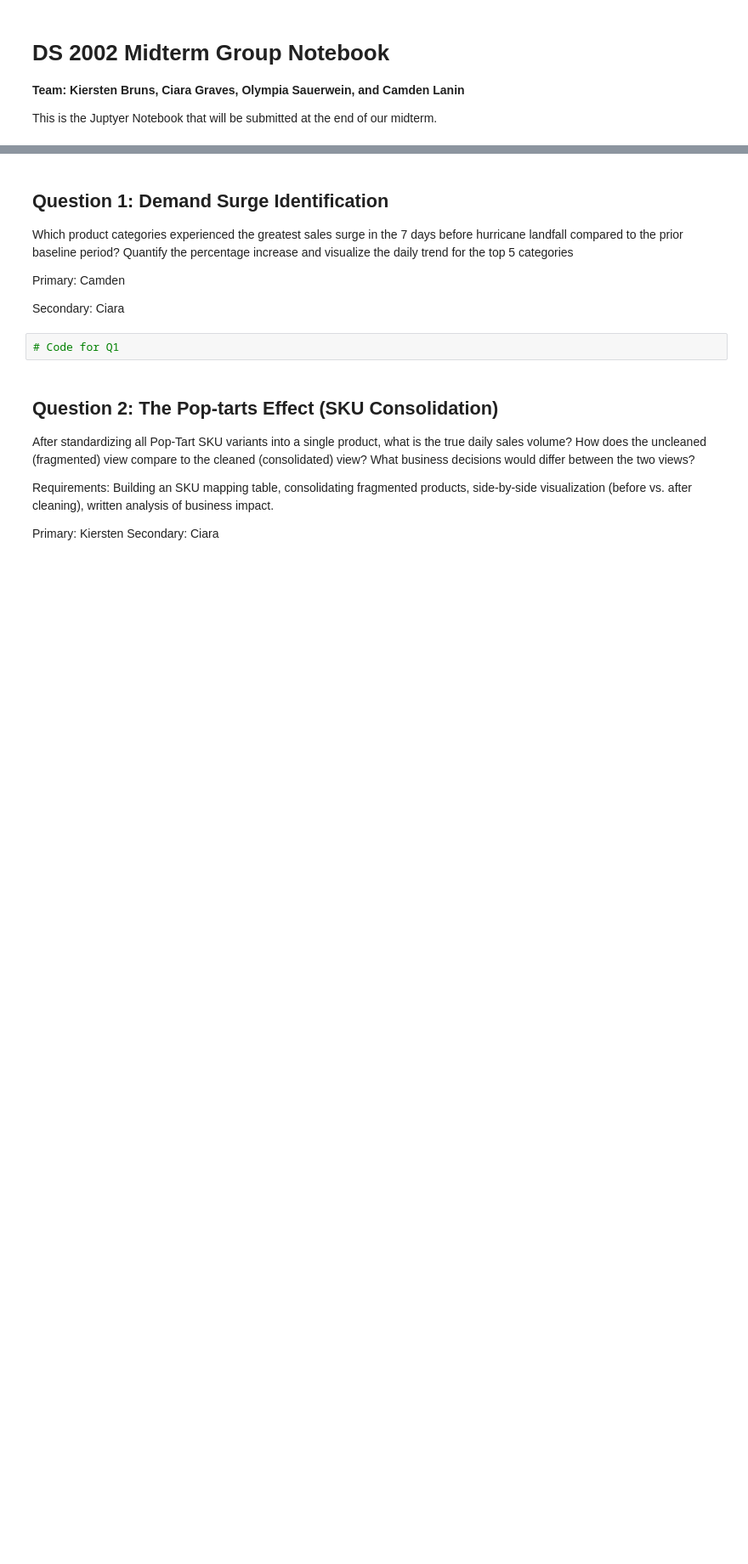
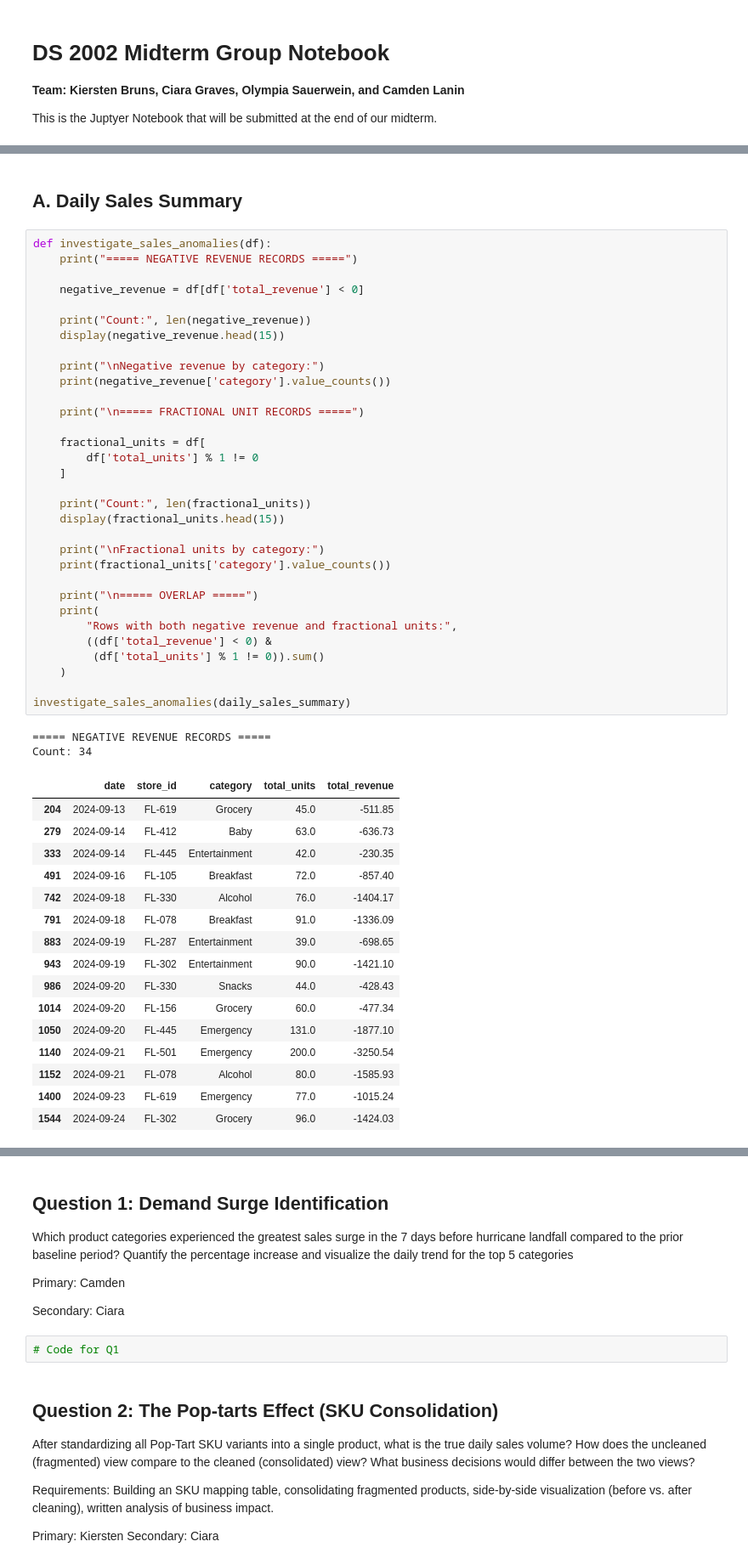
Before and after one commit to ciara-graves/walmart-hurricane-project, a Jupyter notebook: notebooks/DS2002_MidtermTeam_notebook.ipynb, the cells around one changed output, grey strips where cells are left out. Shown at 85% size. Saved outputs shown, nothing was run; the diff lists cells and outputs as text; blank space fills up the shorter version.

```diff
--- a/notebooks/DS2002_MidtermTeam_notebook.ipynb
+++ b/notebooks/DS2002_MidtermTeam_notebook.ipynb
@@ -6,0 +1377,53 @@ This is the Juptyer Notebook that will be submitted at the end of our midterm.
+# %% [markdown]
+## A. Daily Sales Summary
+# %%
+def investigate_sales_anomalies(df):
+    print("===== NEGATIVE REVENUE RECORDS =====")
+
+    negative_revenue = df[df['total_revenue'] < 0]
+
+    print("Count:", len(negative_revenue))
+    display(negative_revenue.head(15))
+
+    print("\nNegative revenue by category:")
+    print(negative_revenue['category'].value_counts())
+
+    print("\n===== FRACTIONAL UNIT RECORDS =====")
+
+    fractional_units = df[
+        df['total_units'] % 1 != 0
+    ]
+
+    print("Count:", len(fractional_units))
+    display(fractional_units.head(15))
+
+    print("\nFractional units by category:")
+    print(fractional_units['category'].value_counts())
+
+    print("\n===== OVERLAP =====")
+    print(
+        "Rows with both negative revenue and fractional units:",
+        ((df['total_revenue'] < 0) &
+         (df['total_units'] % 1 != 0)).sum()
+    )
+
+investigate_sales_anomalies(daily_sales_summary)
+# %% [output]
+===== NEGATIVE REVENUE RECORDS =====
+Count: 34
+|  | date | store_id | category | total_units | total_revenue |
+| 204 | 2024-09-13 | FL-619 | Grocery | 45.0 | -511.85 |
+| 279 | 2024-09-14 | FL-412 | Baby | 63.0 | -636.73 |
+| 333 | 2024-09-14 | FL-445 | Entertainment | 42.0 | -230.35 |
+| 491 | 2024-09-16 | FL-105 | Breakfast | 72.0 | -857.40 |
+| 742 | 2024-09-18 | FL-330 | Alcohol | 76.0 | -1404.17 |
+| 791 | 2024-09-18 | FL-078 | Breakfast | 91.0 | -1336.09 |
+| 883 | 2024-09-19 | FL-287 | Entertainment | 39.0 | -698.65 |
+| 943 | 2024-09-19 | FL-302 | Entertainment | 90.0 | -1421.10 |
+| 986 | 2024-09-20 | FL-330 | Snacks | 44.0 | -428.43 |
+| 1014 | 2024-09-20 | FL-156 | Grocery | 60.0 | -477.34 |
+| 1050 | 2024-09-20 | FL-445 | Emergency | 131.0 | -1877.10 |
+| 1140 | 2024-09-21 | FL-501 | Emergency | 200.0 | -3250.54 |
+| 1152 | 2024-09-21 | FL-078 | Alcohol | 80.0 | -1585.93 |
+| 1400 | 2024-09-23 | FL-619 | Emergency | 77.0 | -1015.24 |
+| 1544 | 2024-09-24 | FL-302 | Grocery | 96.0 | -1424.03 |
```
Also changed, not shown: parts of 54 cells of this notebook.
